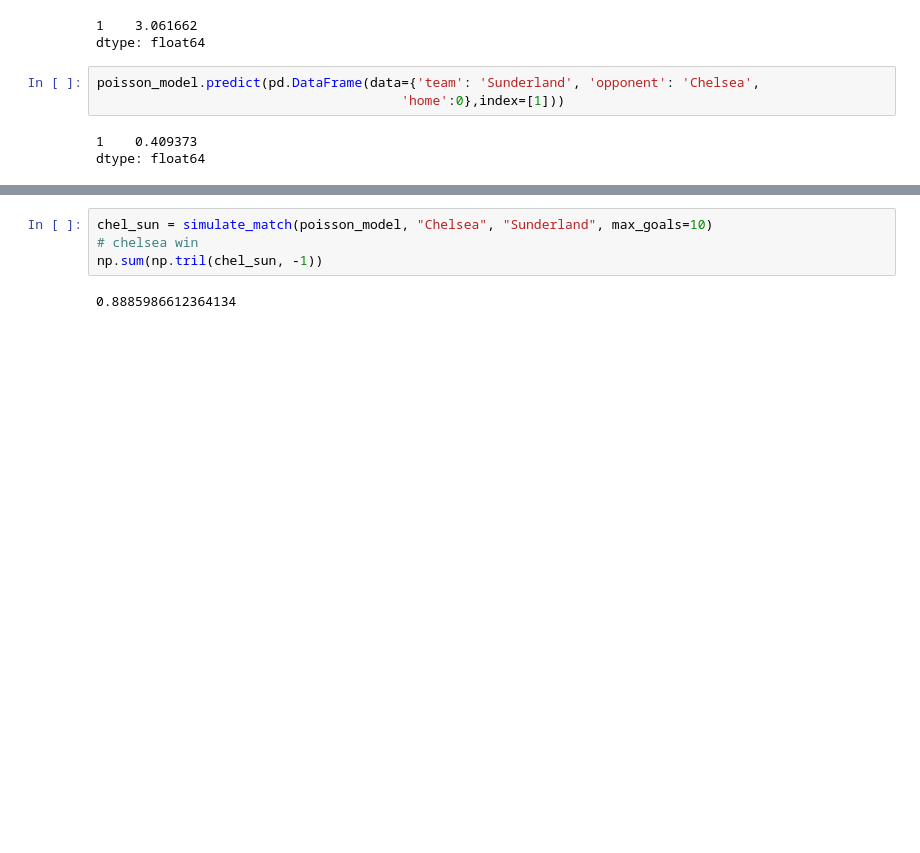
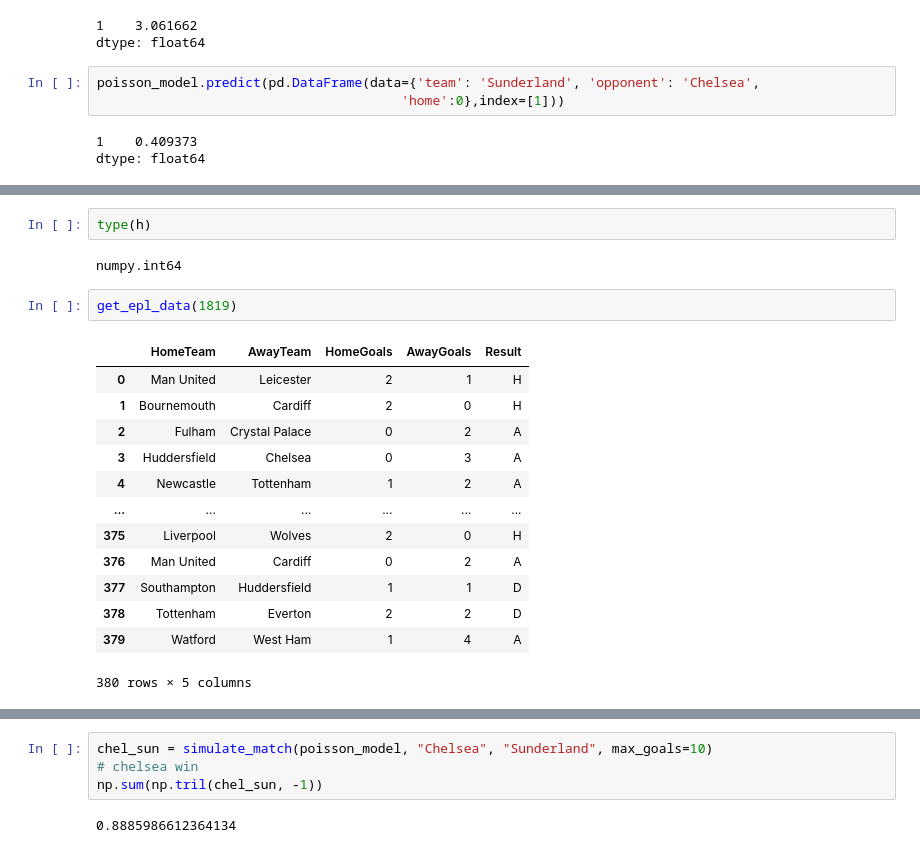
Before and after one commit to roncv/FootballForecasting, a Jupyter notebook: FootballForecasting.ipynb, the cells around one changed output, grey strips where cells are left out. Saved outputs shown, nothing was run; the diff lists cells and outputs as text; blank space fills up the shorter version.

```diff
--- a/FootballForecasting.ipynb
+++ b/FootballForecasting.ipynb
@@ -218,0 +275,20 @@ array([[0.03108485, 0.01272529, 0.00260469, 0.00035543],
+# %%
+type(h)
+# %% [output]
+numpy.int64
+# %%
+get_epl_data(1819)
+# %% [output]
+|  | HomeTeam | AwayTeam | HomeGoals | AwayGoals | Result |
+| 0 | Man United | Leicester | 2 | 1 | H |
+| 1 | Bournemouth | Cardiff | 2 | 0 | H |
+| 2 | Fulham | Crystal Palace | 0 | 2 | A |
+| 3 | Huddersfield | Chelsea | 0 | 3 | A |
+| 4 | Newcastle | Tottenham | 1 | 2 | A |
+| ... | ... | ... | ... | ... | ... |
+| 375 | Liverpool | Wolves | 2 | 0 | H |
+| 376 | Man United | Cardiff | 0 | 2 | A |
+| 377 | Southampton | Huddersfield | 1 | 1 | D |
+| 378 | Tottenham | Everton | 2 | 2 | D |
+| 379 | Watford | West Ham | 1 | 4 | A |
+380 rows × 5 columns
```
Also changed, not shown: parts of 28 cells of this notebook.
